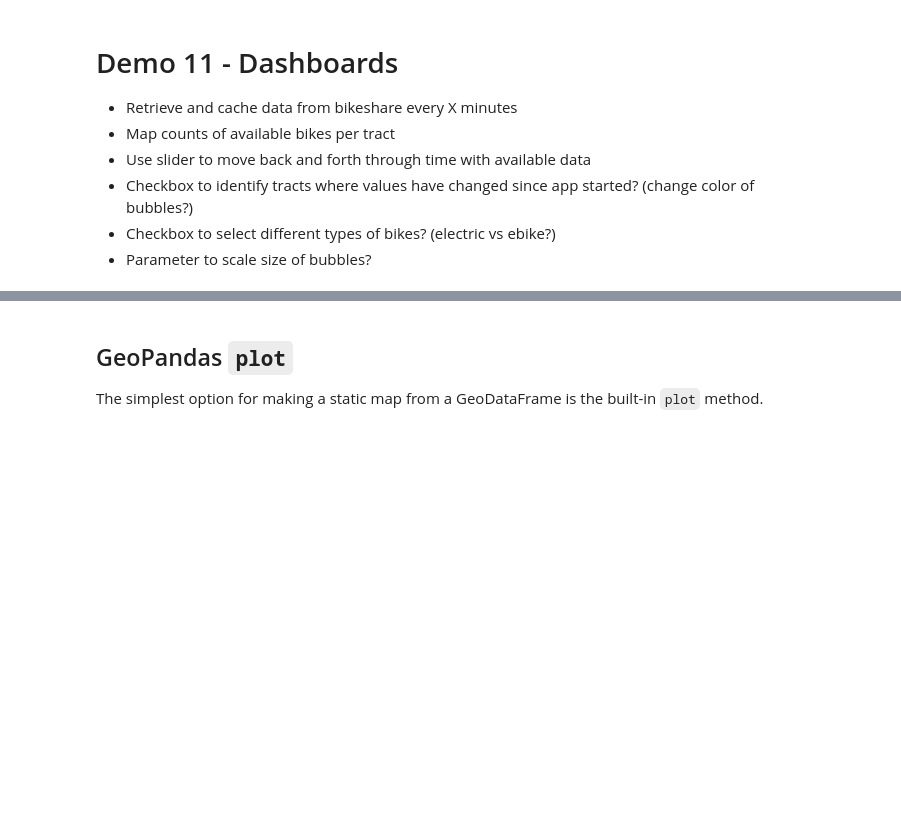
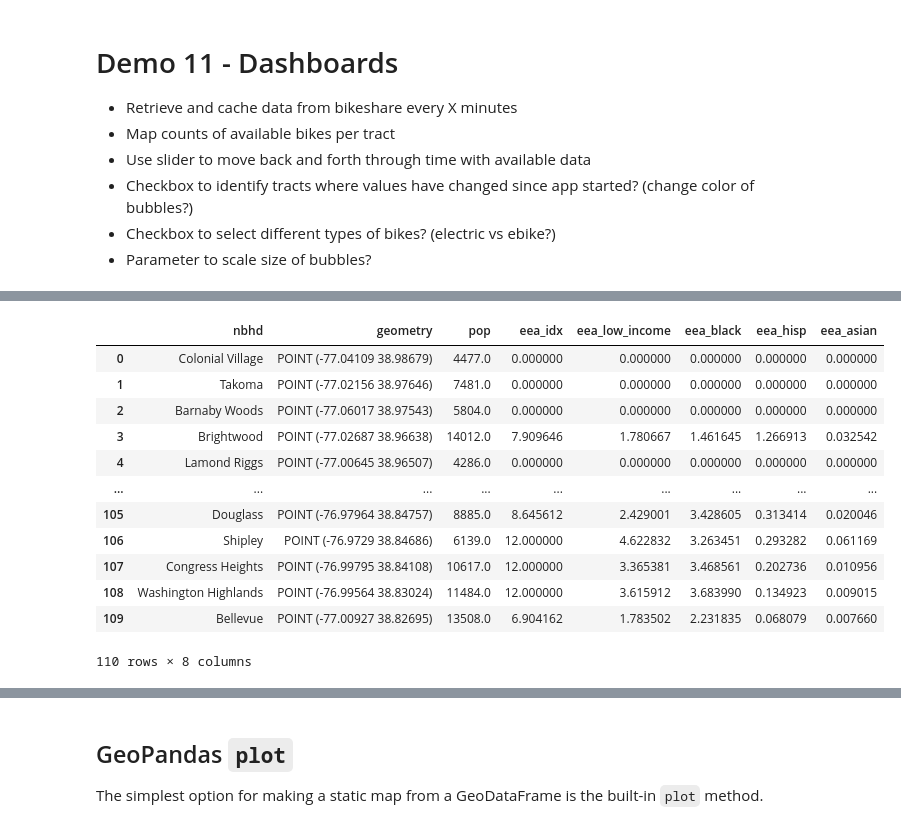
Before and after one commit to stg12793/ursp688y_sp2025, a Jupyter notebook: demos/demo11/demo11_prepped.ipynb, the cells around one changed output, grey strips where cells are left out. Cells and saved outputs as stored; diff of their text form; code cells hidden in the pictures; blank space fills up the shorter version.

```diff
--- a/demos/demo11/demo11_prepped.ipynb
+++ b/demos/demo11/demo11_prepped.ipynb
@@ -43,0 +43,16 @@ tracts_with_bike_counts_gdf = demo11.polygons_to_points(tracts_with_bike_counts_
+# %%
+nbhds_gdf
+# %% [output]
+|  | nbhd | geometry | pop | eea_idx | eea_low_income | eea_black | eea_hisp | eea_asian |
+| 0 | Colonial Village | POINT (-77.04109 38.98679) | 4477.0 | 0.000000 | 0.000000 | 0.000000 | 0.000000 | 0.000000 |
+| 1 | Takoma | POINT (-77.02156 38.97646) | 7481.0 | 0.000000 | 0.000000 | 0.000000 | 0.000000 | 0.000000 |
+| 2 | Barnaby Woods | POINT (-77.06017 38.97543) | 5804.0 | 0.000000 | 0.000000 | 0.000000 | 0.000000 | 0.000000 |
+| 3 | Brightwood | POINT (-77.02687 38.96638) | 14012.0 | 7.909646 | 1.780667 | 1.461645 | 1.266913 | 0.032542 |
+| 4 | Lamond Riggs | POINT (-77.00645 38.96507) | 4286.0 | 0.000000 | 0.000000 | 0.000000 | 0.000000 | 0.000000 |
+| ... | ... | ... | ... | ... | ... | ... | ... | ... |
+| 105 | Douglass | POINT (-76.97964 38.84757) | 8885.0 | 8.645612 | 2.429001 | 3.428605 | 0.313414 | 0.020046 |
+| 106 | Shipley | POINT (-76.9729 38.84686) | 6139.0 | 12.000000 | 4.622832 | 3.263451 | 0.293282 | 0.061169 |
+| 107 | Congress Heights | POINT (-76.99795 38.84108) | 10617.0 | 12.000000 | 3.365381 | 3.468561 | 0.202736 | 0.010956 |
+| 108 | Washington Highlands | POINT (-76.99564 38.83024) | 11484.0 | 12.000000 | 3.615912 | 3.683990 | 0.134923 | 0.009015 |
+| 109 | Bellevue | POINT (-77.00927 38.82695) | 13508.0 | 6.904162 | 1.783502 | 2.231835 | 0.068079 | 0.007660 |
+110 rows × 8 columns
```
Also changed, not shown: parts of 23 cells of this notebook, 4 other files.
